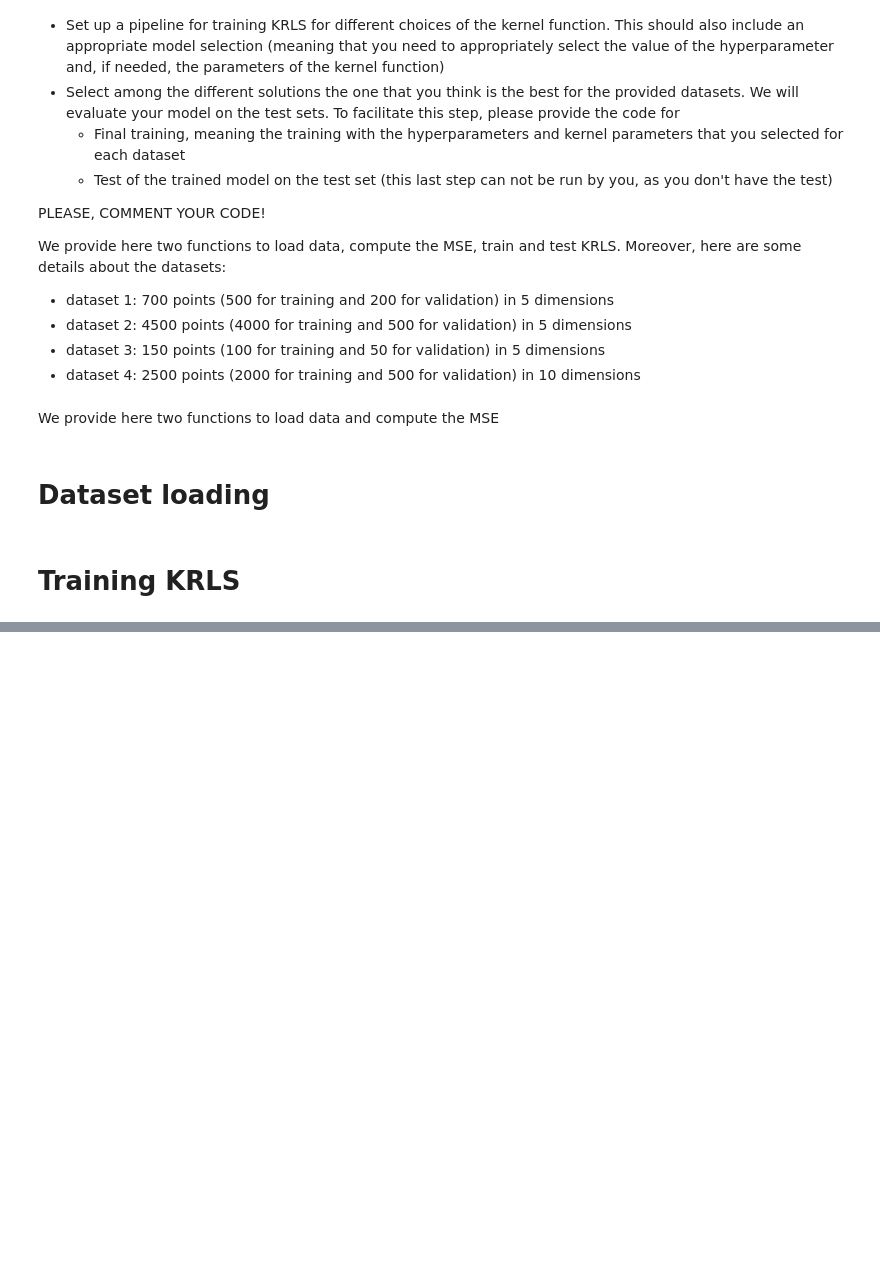
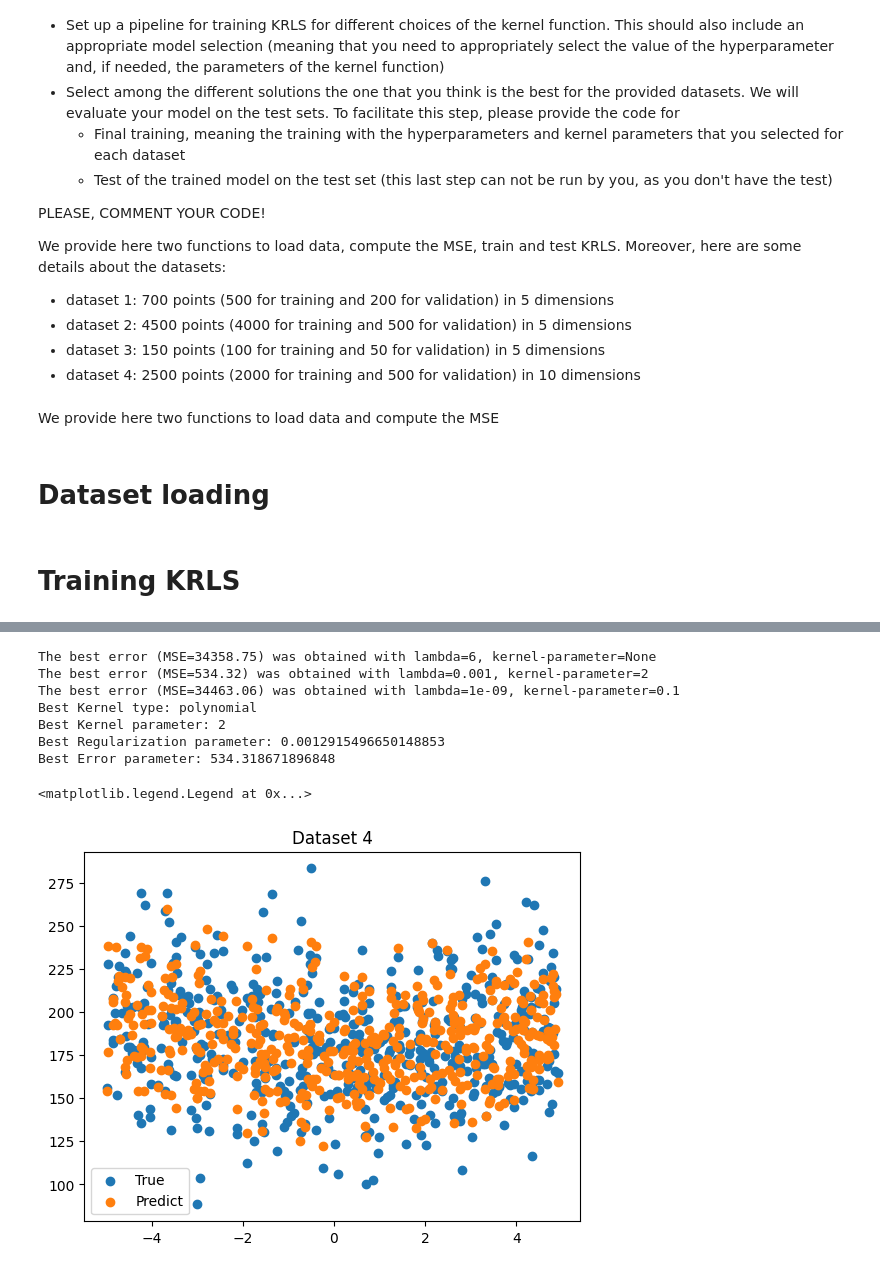
Before and after one commit to ChristianParodi/ML-group9, a Jupyter notebook: MT2/MT2.ipynb, the cells around one changed output, grey strips where cells are left out. Saved outputs shown, nothing was run; the diff lists cells and outputs as text; code cells hidden in the pictures; blank space fills up the shorter version.

```diff
--- a/MT2/MT2.ipynb
+++ b/MT2/MT2.ipynb
@@ -201,9 +255,19 @@ ax.legend(loc="best")
 # %%
-
-w, y_pred=model_selection(Xtr_4, ytr_4, Xte_4, yte_4)
+w, best_k_par, best_k_type = model_selection(Xtr_4, ytr_4)
+y_pred = krls_predict(Xte_4, Xtr_4, w, best_k_type, best_k_par)
 
 fig, ax = plt.subplots()
 plt.title("Dataset 4")
-ax.scatter(Xte_4[:,0], yte_4, label="True" )
-ax.scatter(Xte_4[:500,0], y_pred, label="Predict" )
+ax.scatter(Xte_4[:, 0], yte_4, label="True")
+ax.scatter(Xte_4[:500, 0], y_pred, label="Predict")
 ax.legend(loc="best")
+# %% [output]
+The best error (MSE=34358.75) was obtained with lambda=6, kernel-parameter=None
+The best error (MSE=534.32) was obtained with lambda=0.001, kernel-parameter=2
+The best error (MSE=34463.06) was obtained with lambda=1e-09, kernel-parameter=0.1
+Best Kernel type: polynomial
+Best Kernel parameter: 2
+Best Regularization parameter: 0.0012915496650148853
+Best Error parameter: 534.318671896848
+<matplotlib.legend.Legend at 0x...>
+[figure, added]
```
Also changed, not shown: parts of 7 cells of this notebook.
